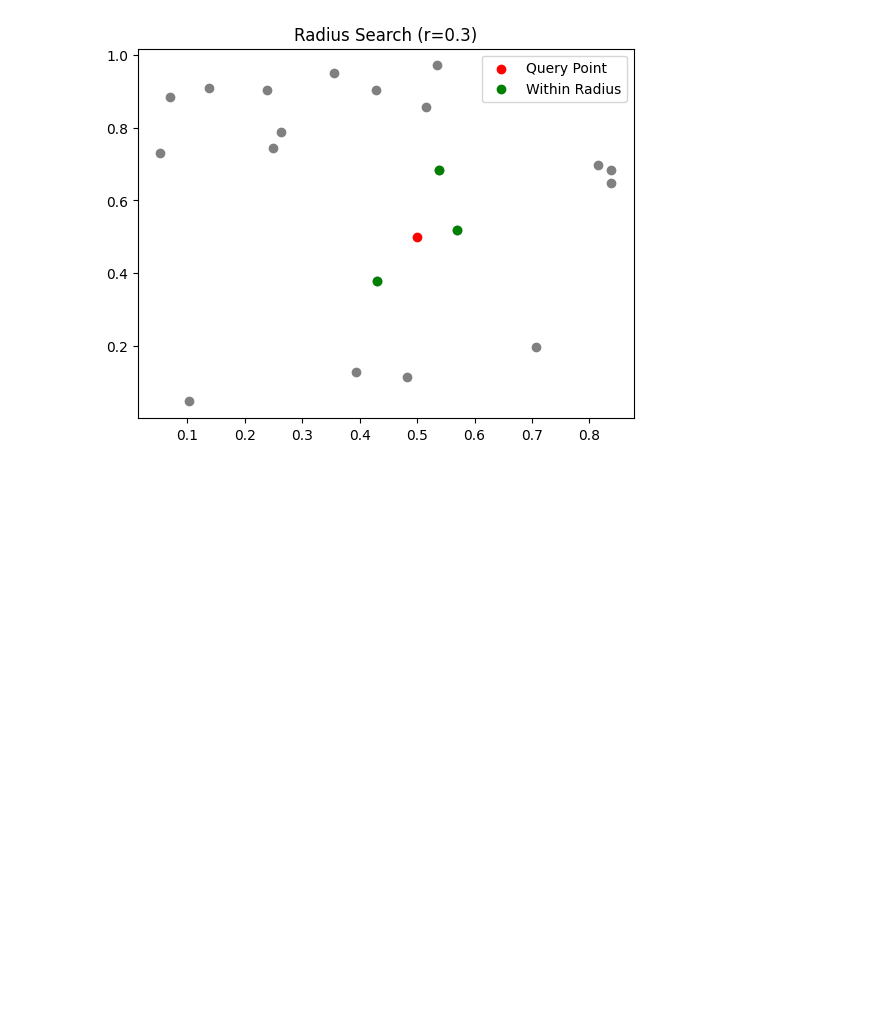
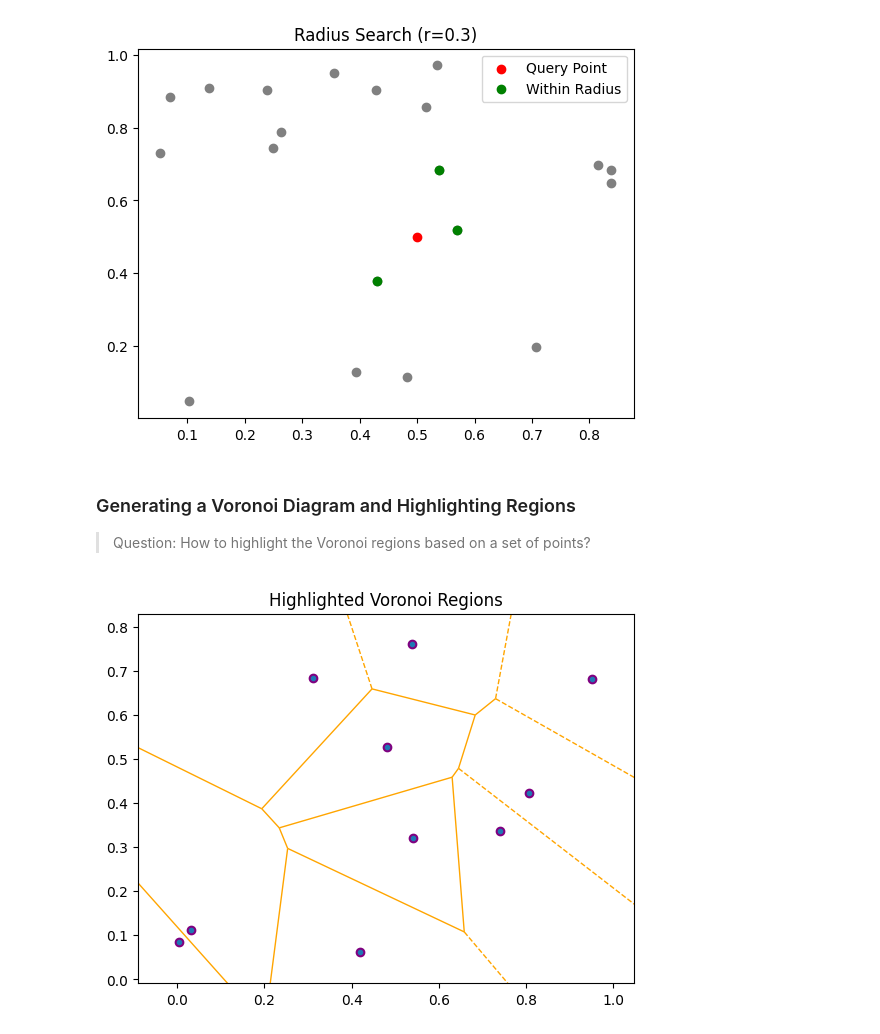
Before and after one commit to rubydamodar/SciPyMastery-From-Basics-to-Breakthroughs, a Jupyter notebook: Beginner Level/SCIPY-SPATIAL.ipynb, the cells around one changed output. Cells and saved outputs as stored; diff of their text form; code cells hidden in the pictures; blank space fills up the shorter version.

Commit message:
vornoi diagram
### Generating a Voronoi Diagram and Highlighting Regions
> Question: How to highlight the Voronoi regions based on a set of points?

Co-Authored-By: 왕뚜껑맛있땅 <7420085+JIwoo@users.noreply.github.com>
Co-Authored-By: Hyoeun  <137873124+hyoeunjoo@users.noreply.github.com>
Co-Authored-By: jiwooverse <184836366+jiwooverse@users.noreply.github.com>
Co-Authored-By: Jayson <89952042+jsoonworld@users.noreply.github.com>
Co-Authored-By: VIMAL KUMAR <vimalkumarji112@gmail.com>

```diff
--- a/Beginner Level/SCIPY-SPATIAL.ipynb
+++ b/Beginner Level/SCIPY-SPATIAL.ipynb
@@ -460,3 +460,18 @@ plt.title(f'Radius Search (r={radius})')
 plt.show()
 # %% [output]
 [figure]
+# %% [markdown]
+### Generating a Voronoi Diagram and Highlighting Regions
+> Question: How to highlight the Voronoi regions based on a set of points?
+# %%
+# Generate random points
+points = np.random.rand(10, 2)
+vor = Voronoi(points)
+
+# Plotting Voronoi regions
+voronoi_plot_2d(vor, show_vertices=False, line_colors='orange')
+plt.scatter(points[:, 0], points[:, 1], color='purple')
+plt.title('Highlighted Voronoi Regions')
+plt.show()
+# %% [output]
+[figure, added]
```
